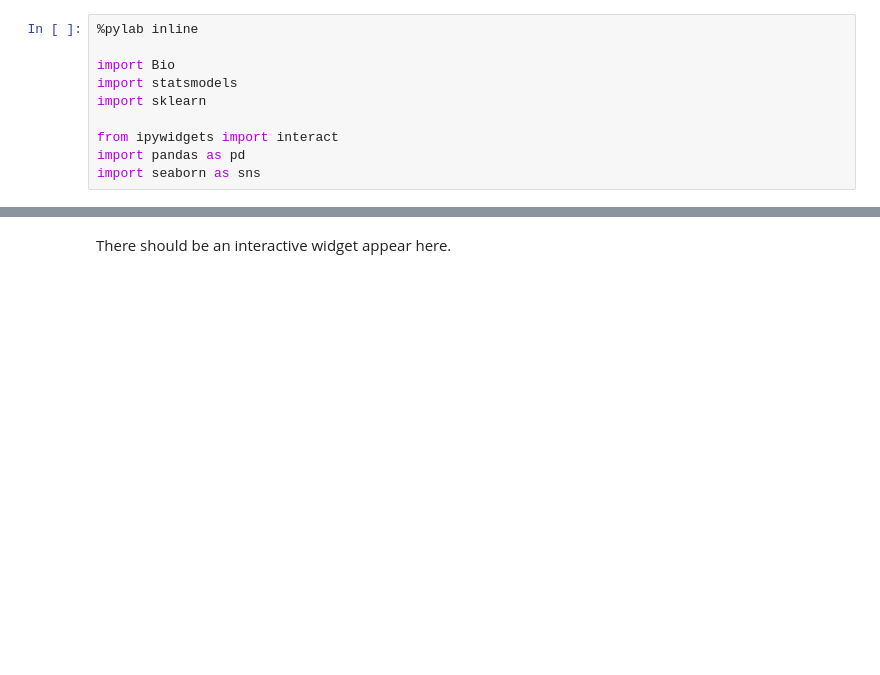
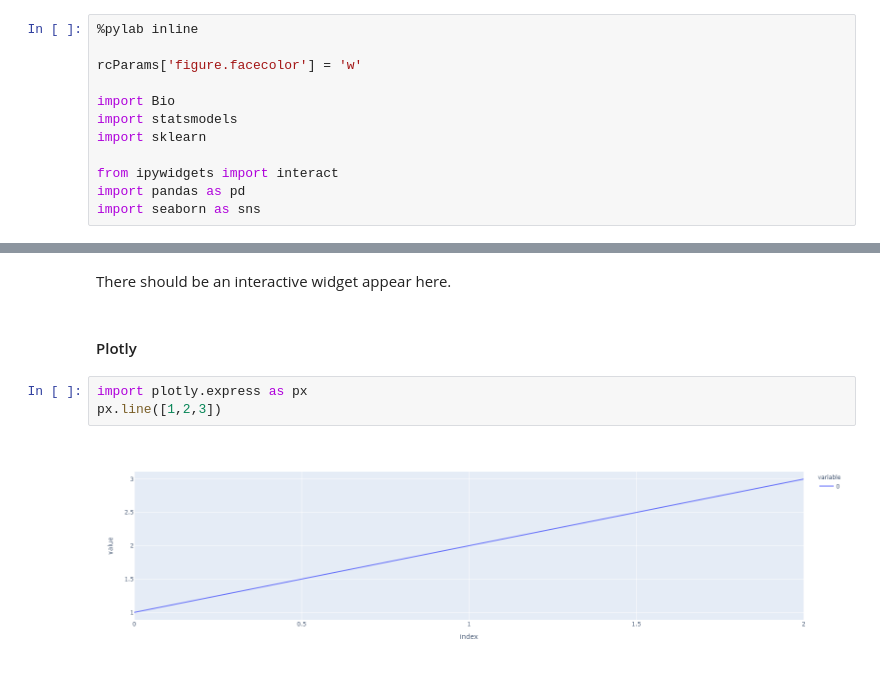
Before and after one commit to MLPB2020/MLPB-notebooks, a Jupyter notebook: Creating-the-MLPB-conda-environment.ipynb, the cells around one changed output, grey strips where cells are left out. Drawn from its saved outputs; the diff is of its cells as text; blank space fills up the shorter version.

```diff
--- a/Creating-the-MLPB-conda-environment.ipynb
+++ b/Creating-the-MLPB-conda-environment.ipynb
@@ -26,6 +32,8 @@ A new browser window should open. If not, please, navigate with the browser (we
 #### Imports
 # %%
 %pylab inline
+
+rcParams['figure.facecolor'] = 'w'
 
 import Bio
 import statsmodels
@@ -64,2 +78,9 @@ _ = interact(func, a=[1, 2, 3, 4], b=[1, 2, 3, 4])
 # %% [markdown]
 There should be an interactive widget appear here.
+# %% [markdown]
+#### Plotly
+# %%
+import plotly.express as px
+px.line([1,2,3])
+# %% [output]
+[figure, added]
```
Also changed, not shown: parts of 4 cells of this notebook.
